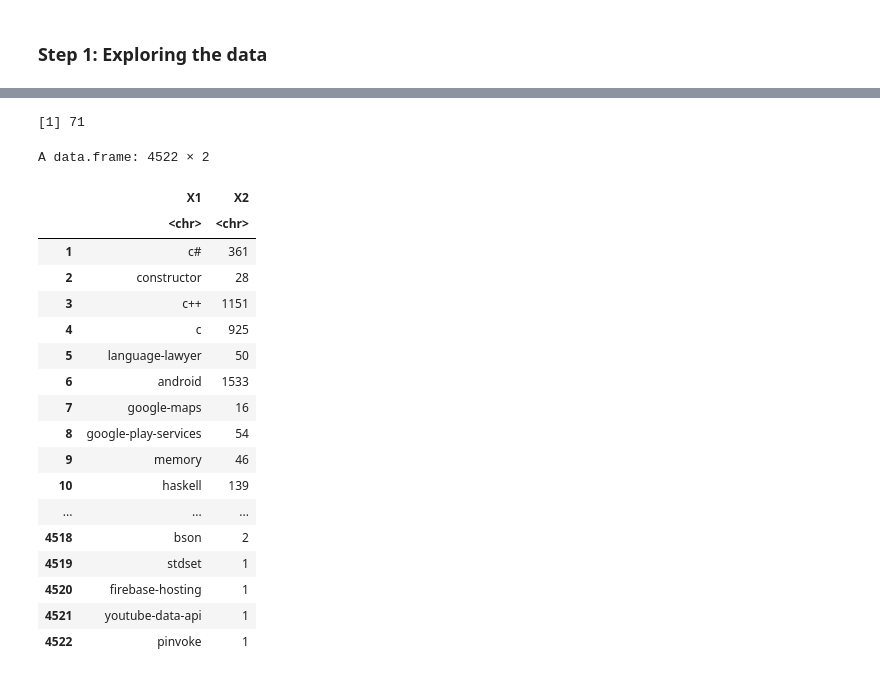
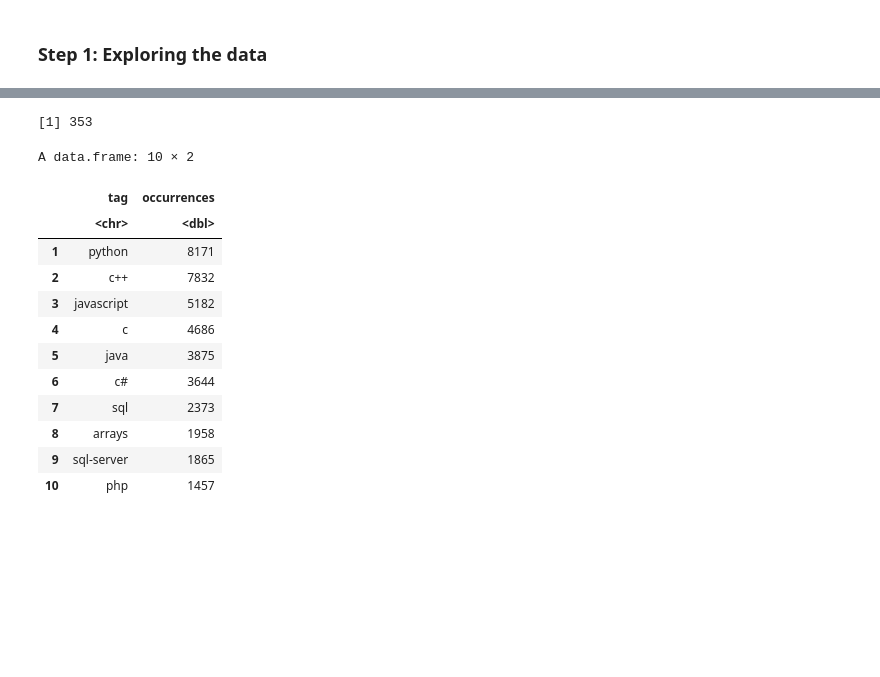
Before and after one commit to LEFTA98/empirical_bayes, a Jupyter notebook: sede_prelim_experiments.ipynb, the cells around one changed output, grey strips where cells are left out. Drawn from its saved outputs; the diff is of its cells as text; code cells hidden in the pictures; blank space fills up the shorter version.

```diff
--- a/sede_prelim_experiments.ipynb
+++ b/sede_prelim_experiments.ipynb
@@ -18,5 +27,5 @@ library(tidyverse)
 # %% [markdown]
 ### Step 1: Exploring the data
 # %%
-raw_df = read_csv("data/sede_data_5000.csv")
+raw_df = read_csv("data/sede_50000_3_30.csv")
 # %% [output]
@@ -68,7 +77,7 @@ A tibble: 6 × 2
 # %%
-nrow(filter(count_df, n >= 20))
+nrow(filter(count_df, n >= 30))
 # %% [output]
-[1] 71
+[1] 353
 # %%
 # is there a more time-efficient way to generate all tags?
 
@@ -86,27 +95,24 @@ tags <- unlist(tags)
 tags_df = data.frame(matrix(ncol=2,nrow=0))
 for (i in c(1:length(tags))) {
     occurrences = nrow(filter(raw_df, grepl(paste("<",tags[i],">",sep=""), raw_df$Tags, fixed=TRUE)))
-    tags_df[nrow(tags_df)+1,] = c(tags[i], occurrences)
+    tags_df= rbind(tags_df, c(tags[i], occurrences))
 }
+colnames(tags_df) <- c('tag', 'occurrences')
+# %%
+tags_df$occurrences <- as.numeric(tags_df$occurrences)
 # %%
-tags_df
+head(arrange(tags_df, desc(occurrences)), 10)
 # %% [output]
-A data.frame: 4522 × 2
+A data.frame: 10 × 2
-|  | X1 | X2 |
-|  | <chr> | <chr> |
-| 1 | c# | 361 |
-| 2 | constructor | 28 |
-| 3 | c++ | 1151 |
-| 4 | c | 925 |
-| 5 | language-lawyer | 50 |
-| 6 | android | 1533 |
-| 7 | google-maps | 16 |
-| 8 | google-play-services | 54 |
-| 9 | memory | 46 |
-| 10 | haskell | 139 |
-| ... | ... | ... |
-| 4518 | bson | 2 |
-| 4519 | stdset | 1 |
-| 4520 | firebase-hosting | 1 |
-| 4521 | youtube-data-api | 1 |
-| 4522 | pinvoke | 1 |
+|  | tag | occurrences |
+|  | <chr> | <dbl> |
+| 1 | python | 8171 |
+| 2 | c++ | 7832 |
+| 3 | javascript | 5182 |
+| 4 | c | 4686 |
+| 5 | java | 3875 |
+| 6 | c# | 3644 |
+| 7 | sql | 2373 |
+| 8 | arrays | 1958 |
+| 9 | sql-server | 1865 |
+| 10 | php | 1457 |
```
Also changed, not shown: parts of 28 cells of this notebook.
